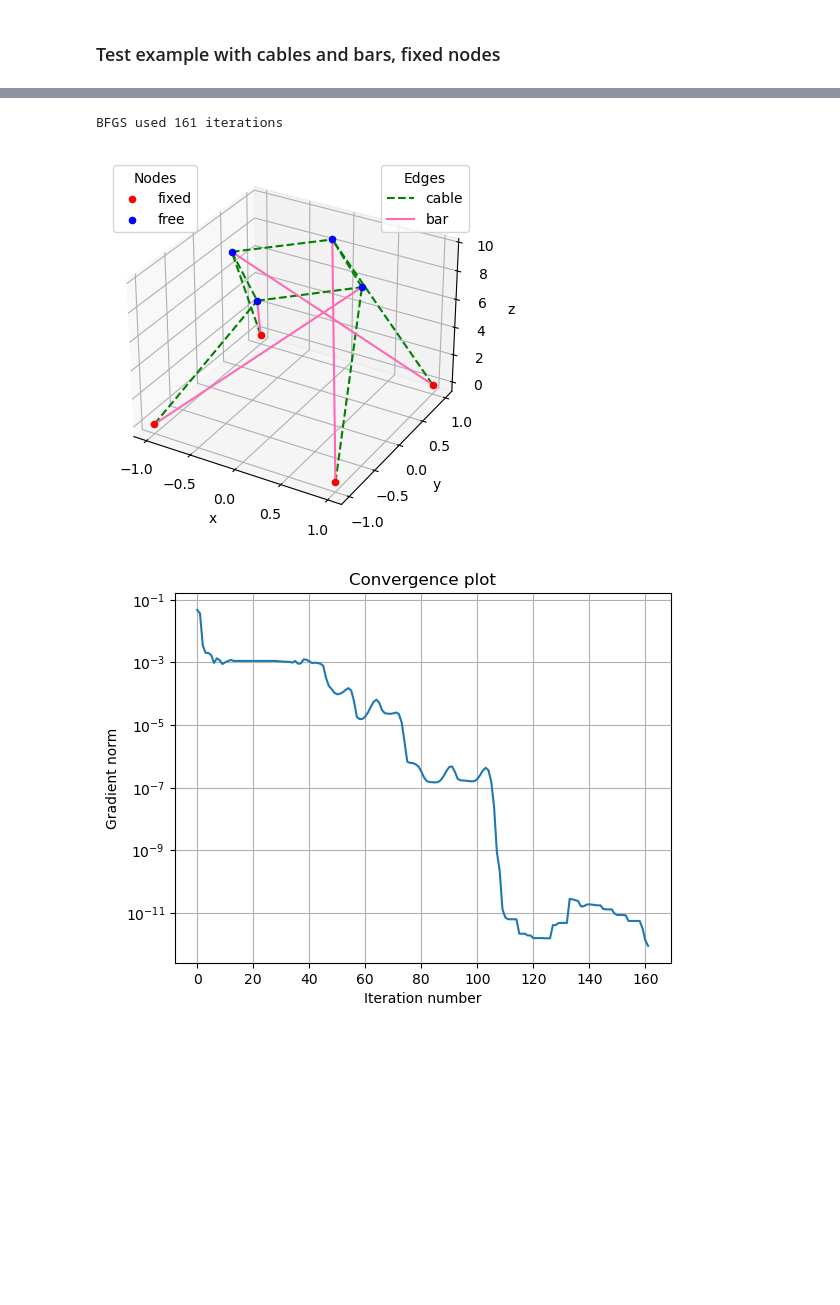
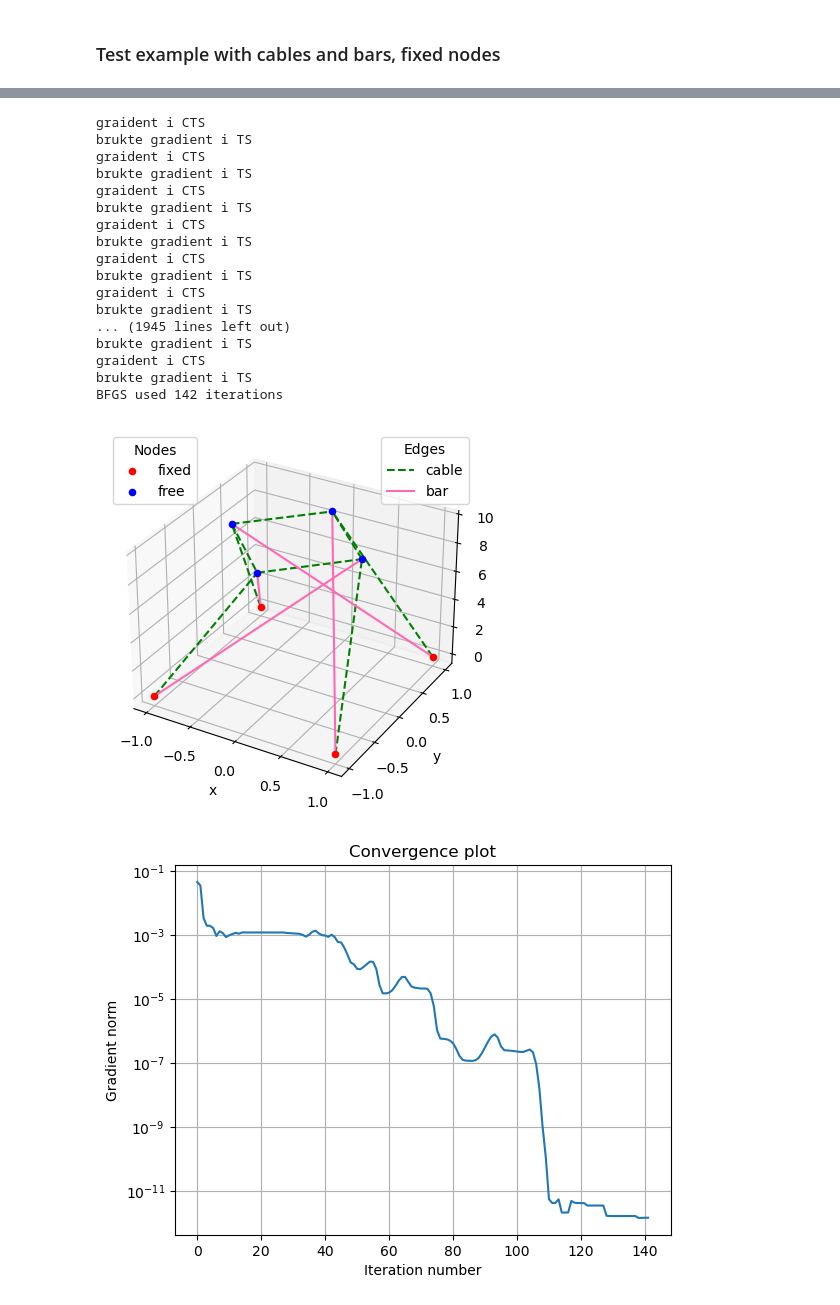
Before and after one commit to hgrenersen/Project---Optimization, a Jupyter notebook: optimering.ipynb, the cells around one changed output, grey strips where cells are left out. Saved outputs shown, nothing was run; the diff lists cells and outputs as text; code cells hidden in the pictures; blank space fills up the shorter version.

```diff
--- a/optimering.ipynb
+++ b/optimering.ipynb
@@ -175,35 +202,51 @@ nodes = np.array([[ 1,  1, 0],
 
 cables = np.array([[0, 7, 8],
                    [1, 4, 8],
                    [2, 5, 8],
                    [3, 6, 8],
                    [4, 5, 1],
                    [4, 7, 1],
                    [5, 6, 1],
                    [6, 7, 1]])
 
 bars = np.array([[0, 4, 10],
                  [1, 5, 10],
                  [2, 6, 10],
                  [3, 7, 10]])
 
 masses = np.array([])
 
 c=1
 k=0.1
-bar_density = 0
+bar_density = 1e-6
 
 tensstruct = TS.TensegrityStruct(num_of_fixed_nodes, nodes, masses ,cables, bars, k, c, bar_density)
 
 norms = opt.BFGS(tensstruct, maxiter=1000, return_norms=True)
 
 plotting.plot_structure(tensstruct)
 plt.show()
 
 plotting.convergence_plot(norms)
 plt.show()
 # %% [output]
-BFGS used 161 iterations
+graident i CTS
+brukte gradient i TS
+graident i CTS
+brukte gradient i TS
+graident i CTS
+brukte gradient i TS
+graident i CTS
+brukte gradient i TS
+graident i CTS
+brukte gradient i TS
+graident i CTS
+brukte gradient i TS
+... (1945 lines left out)
+brukte gradient i TS
+graident i CTS
+brukte gradient i TS
+BFGS used 142 iterations
-[figure, old version]
+[figure, new version]
-[figure, old version]
+[figure, new version]
 # %%
```
Also changed, not shown: parts of 8 cells of this notebook.
